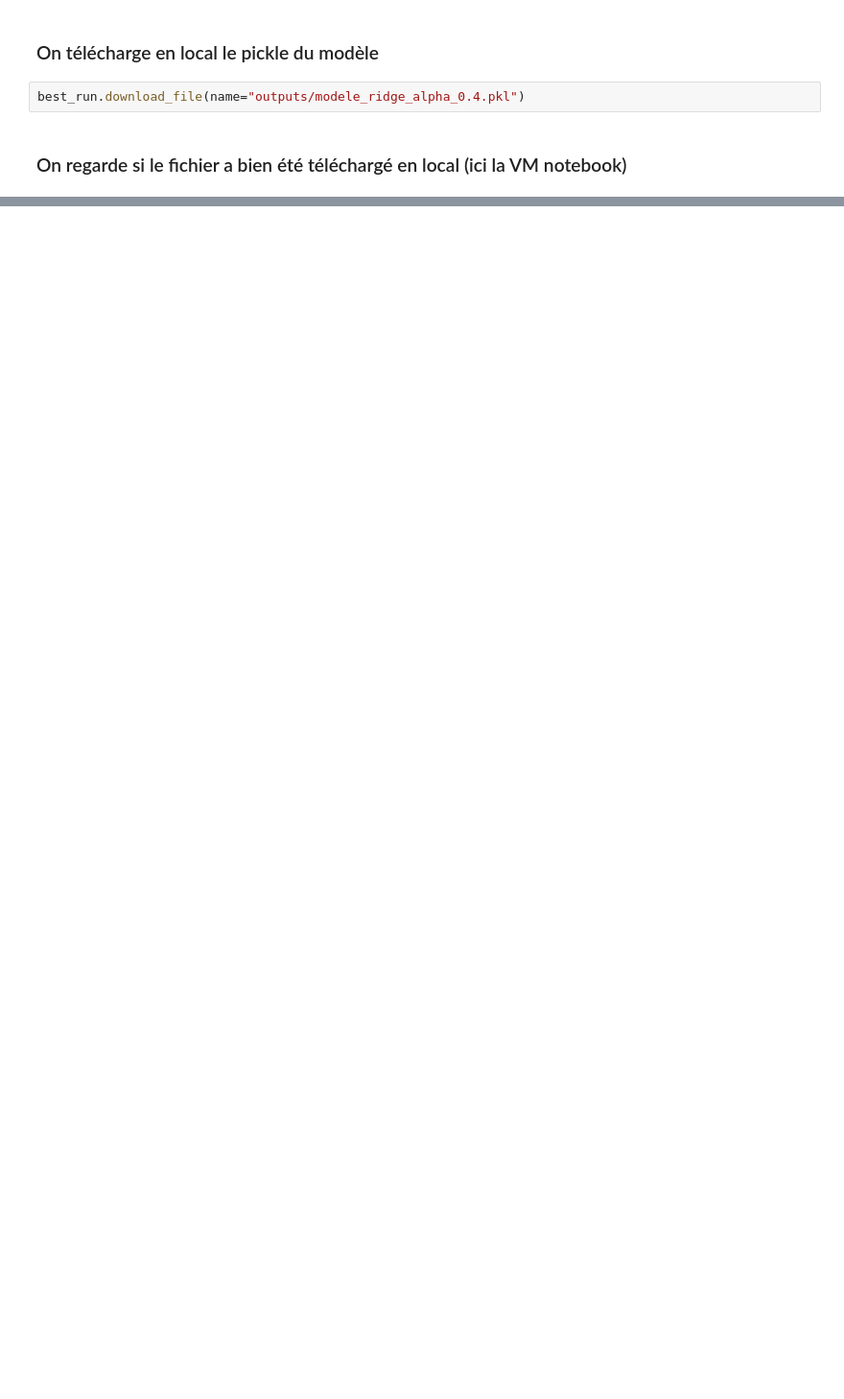
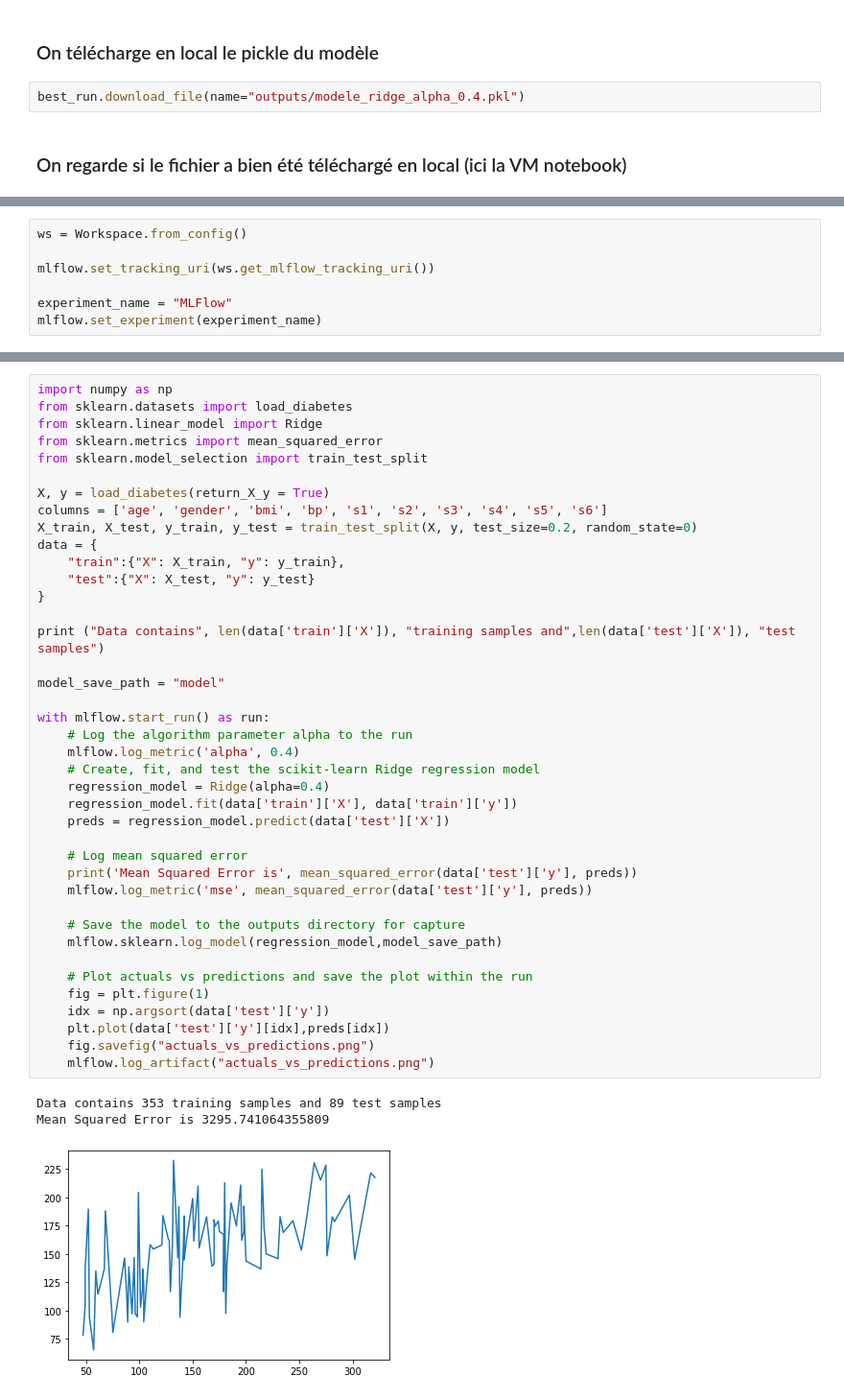
Before and after one commit to zimaxeg/Workshop_AzureML_2019, a Jupyter notebook: 1. Introduction Azure ML service.ipynb, the cells around one changed output, grey strips where cells are left out. Shown at 96% size. Drawn from its saved outputs; the diff is of its cells as text; blank space fills up the shorter version.

```diff
--- a/1. Introduction Azure ML service.ipynb
+++ b/1. Introduction Azure ML service.ipynb
@@ -253,0 +273,7 @@ best_run.download_file(name="outputs/modele_ridge_alpha_0.4.pkl")
+# %%
+ws = Workspace.from_config()
+
+mlflow.set_tracking_uri(ws.get_mlflow_tracking_uri())
+
+experiment_name = "MLFlow"
+mlflow.set_experiment(experiment_name)
@@ -253,0 +282,44 @@ best_run.download_file(name="outputs/modele_ridge_alpha_0.4.pkl")
+# %%
+import numpy as np
+from sklearn.datasets import load_diabetes
+from sklearn.linear_model import Ridge
+from sklearn.metrics import mean_squared_error
+from sklearn.model_selection import train_test_split
+
+X, y = load_diabetes(return_X_y = True)
+columns = ['age', 'gender', 'bmi', 'bp', 's1', 's2', 's3', 's4', 's5', 's6']
+X_train, X_test, y_train, y_test = train_test_split(X, y, test_size=0.2, random_state=0)
+data = {
+    "train":{"X": X_train, "y": y_train},
+    "test":{"X": X_test, "y": y_test}
+}
+
+print ("Data contains", len(data['train']['X']), "training samples and",len(data['test']['X']), "test samples")
+
+model_save_path = "model"
+
+with mlflow.start_run() as run:
+    # Log the algorithm parameter alpha to the run
+    mlflow.log_metric('alpha', 0.4)
+    # Create, fit, and test the scikit-learn Ridge regression model
+    regression_model = Ridge(alpha=0.4)
+    regression_model.fit(data['train']['X'], data['train']['y'])
+    preds = regression_model.predict(data['test']['X'])
+
+    # Log mean squared error
+    print('Mean Squared Error is', mean_squared_error(data['test']['y'], preds))
+    mlflow.log_metric('mse', mean_squared_error(data['test']['y'], preds))
+
+    # Save the model to the outputs directory for capture
+    mlflow.sklearn.log_model(regression_model,model_save_path)
+
+    # Plot actuals vs predictions and save the plot within the run
+    fig = plt.figure(1)
+    idx = np.argsort(data['test']['y'])
+    plt.plot(data['test']['y'][idx],preds[idx])
+    fig.savefig("actuals_vs_predictions.png")
+    mlflow.log_artifact("actuals_vs_predictions.png")
+# %% [output]
+Data contains 353 training samples and 89 test samples
+Mean Squared Error is 3295.741064355809
+[figure, added]
```
Also changed, not shown: parts of 18 cells of this notebook.
